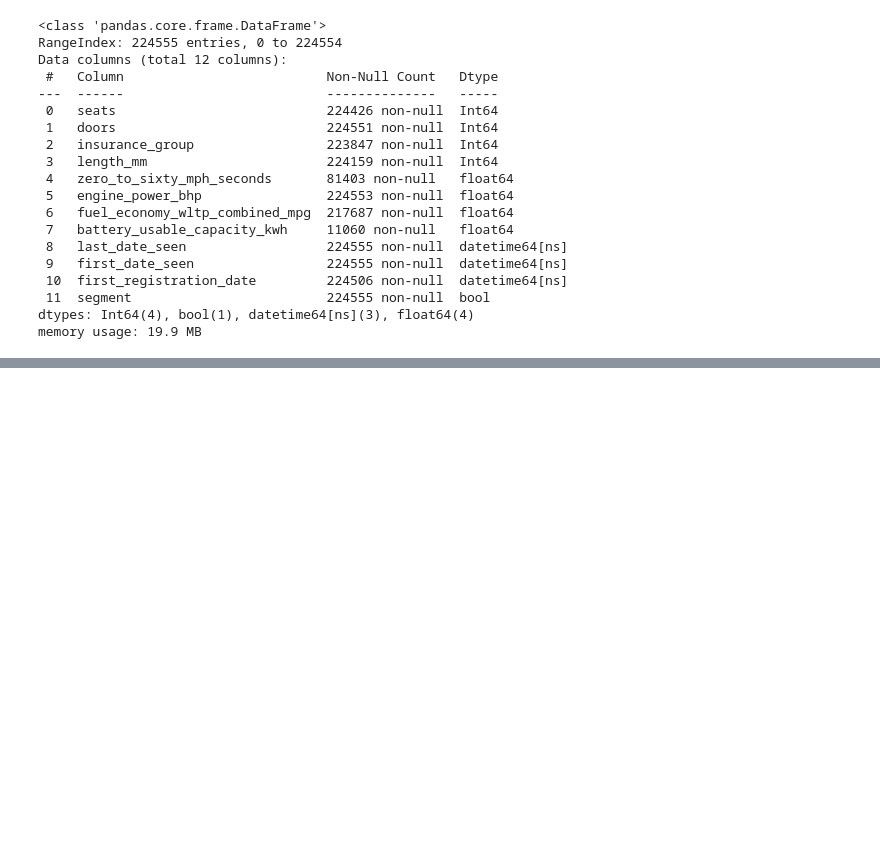
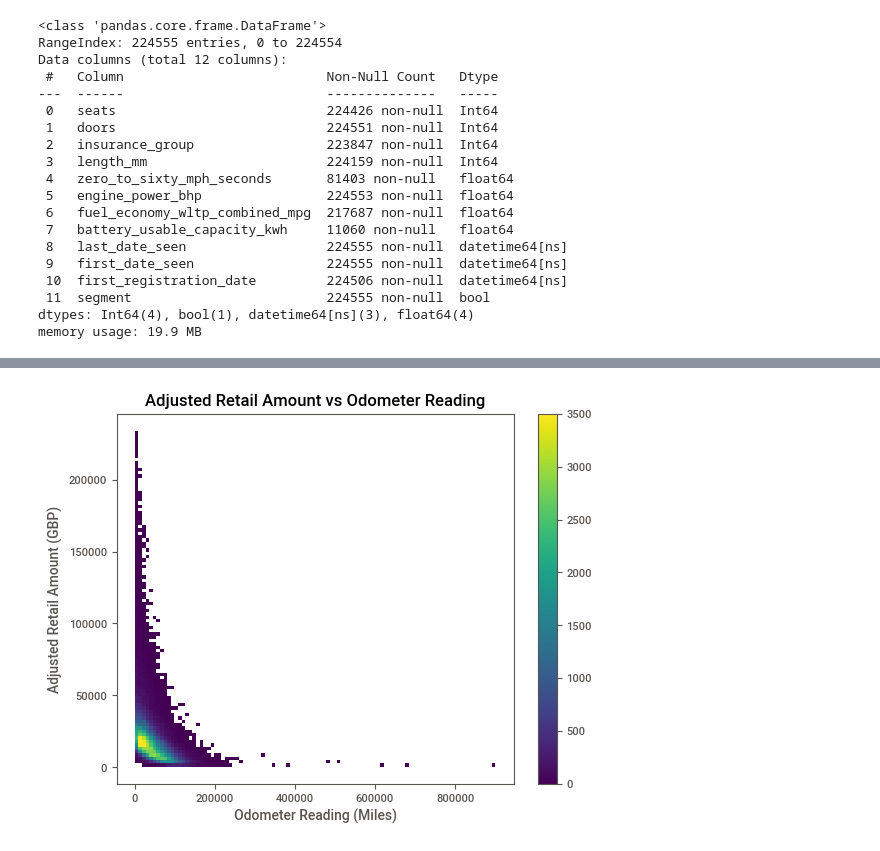
Before and after one commit to 4REHMA70/auto-trader, a Jupyter notebook: a.ipynb, the cells around one changed output, grey strips where cells are left out. Saved outputs shown, nothing was run; the diff lists cells and outputs as text; code cells hidden in the pictures; blank space fills up the shorter version.

```diff
--- a/a.ipynb
+++ b/a.ipynb
@@ -243,0 +371,11 @@ memory usage: 19.9 MB
+# %%
+
+sns.histplot(data=dropped_df, x='odometer_reading_miles', y='adjusted_retail_amount_gbp', bins=100, cmap='viridis', cbar=True)
+
+plt.xlabel('Odometer Reading (Miles)')
+plt.ylabel('Adjusted Retail Amount (GBP)')
+plt.title('Adjusted Retail Amount vs Odometer Reading')
+
+plt.show()
+# %% [output]
+[figure, added]
```
Also changed, not shown: parts of 10 cells of this notebook.
